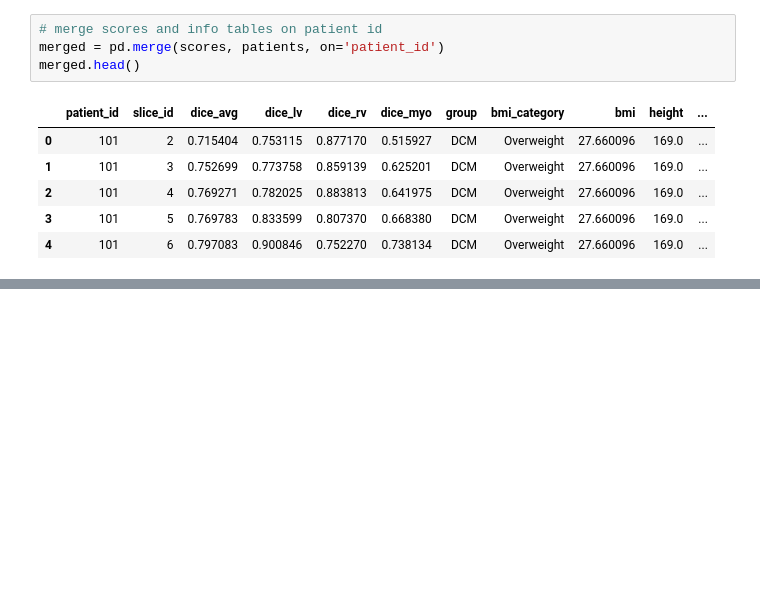
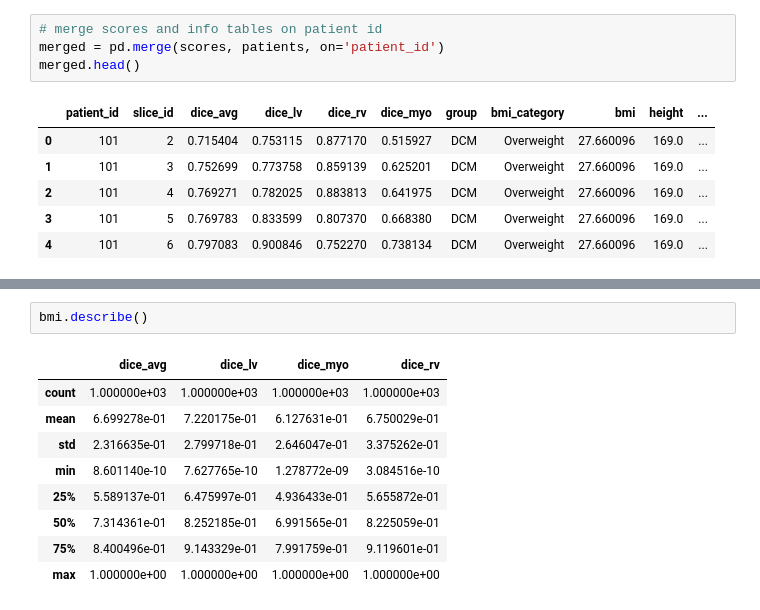
Before and after one commit to msskzx/FCT, a Jupyter notebook: fct_acdc_analysis.ipynb, the cells around one changed output, grey strips where cells are left out. Cells and saved outputs as stored; diff of their text form; blank space fills up the shorter version.

```diff
--- a/fct_acdc_analysis.ipynb
+++ b/fct_acdc_analysis.ipynb
@@ -34,0 +48,12 @@ merged.head()
+# %%
+bmi.describe()
+# %% [output]
+|  | dice_avg | dice_lv | dice_myo | dice_rv |
+| count | 1.000000e+03 | 1.000000e+03 | 1.000000e+03 | 1.000000e+03 |
+| mean | 6.699278e-01 | 7.220175e-01 | 6.127631e-01 | 6.750029e-01 |
+| std | 2.316635e-01 | 2.799718e-01 | 2.646047e-01 | 3.375262e-01 |
+| min | 8.601140e-10 | 7.627765e-10 | 1.278772e-09 | 3.084516e-10 |
+| 25% | 5.589137e-01 | 6.475997e-01 | 4.936433e-01 | 5.655872e-01 |
+| 50% | 7.314361e-01 | 8.252185e-01 | 6.991565e-01 | 8.225059e-01 |
+| 75% | 8.400496e-01 | 9.143329e-01 | 7.991759e-01 | 9.119601e-01 |
+| max | 1.000000e+00 | 1.000000e+00 | 1.000000e+00 | 1.000000e+00 |
```
Also changed, not shown: parts of 6 cells of this notebook.
